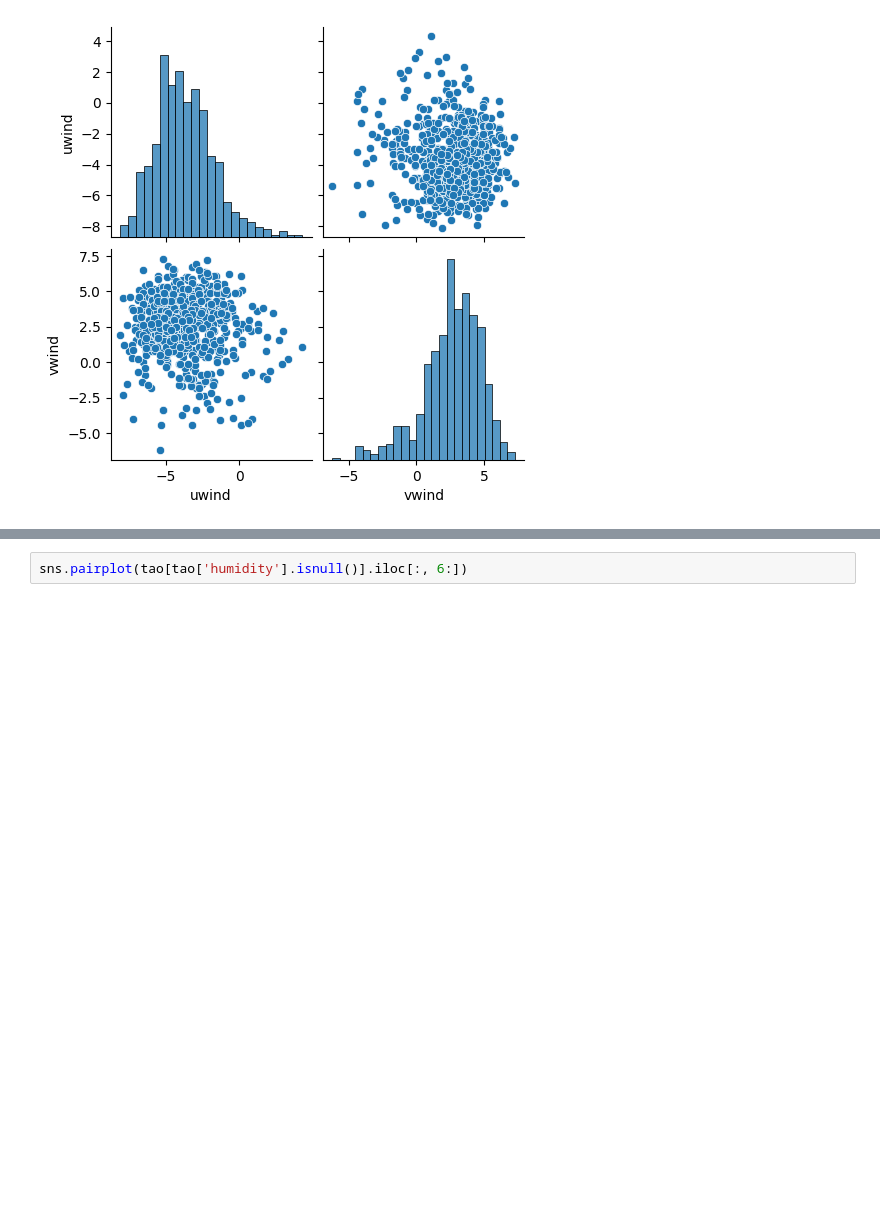
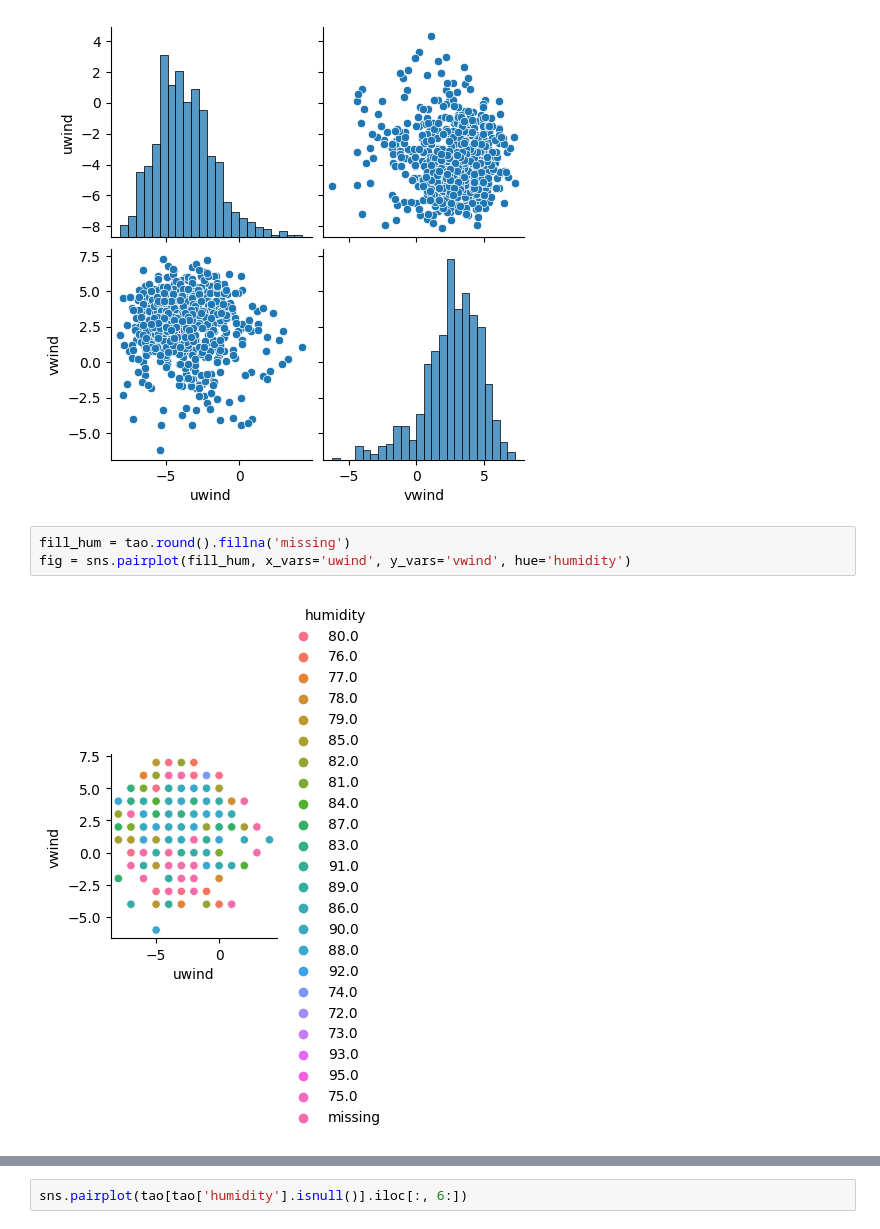
Before and after one commit to rauldgarcia/Data_analysis, a Jupyter notebook: CLASS 1/class_11.ipynb, the cells around one changed output, grey strips where cells are left out. Cells and saved outputs as stored; diff of their text form; blank space fills up the shorter version.

```diff
--- a/CLASS 1/class_11.ipynb
+++ b/CLASS 1/class_11.ipynb
@@ -364,3 +364,8 @@ dtype: float64
 fig = sns.pairplot(tao.iloc[:, 6:])
 # %% [output]
 [figure]
+# %%
+fill_hum = tao.round().fillna('missing')
+fig = sns.pairplot(fill_hum, x_vars='uwind', y_vars='vwind', hue='humidity')
+# %% [output]
+[figure, added]
```
Also changed, not shown: parts of 5 cells of this notebook.
